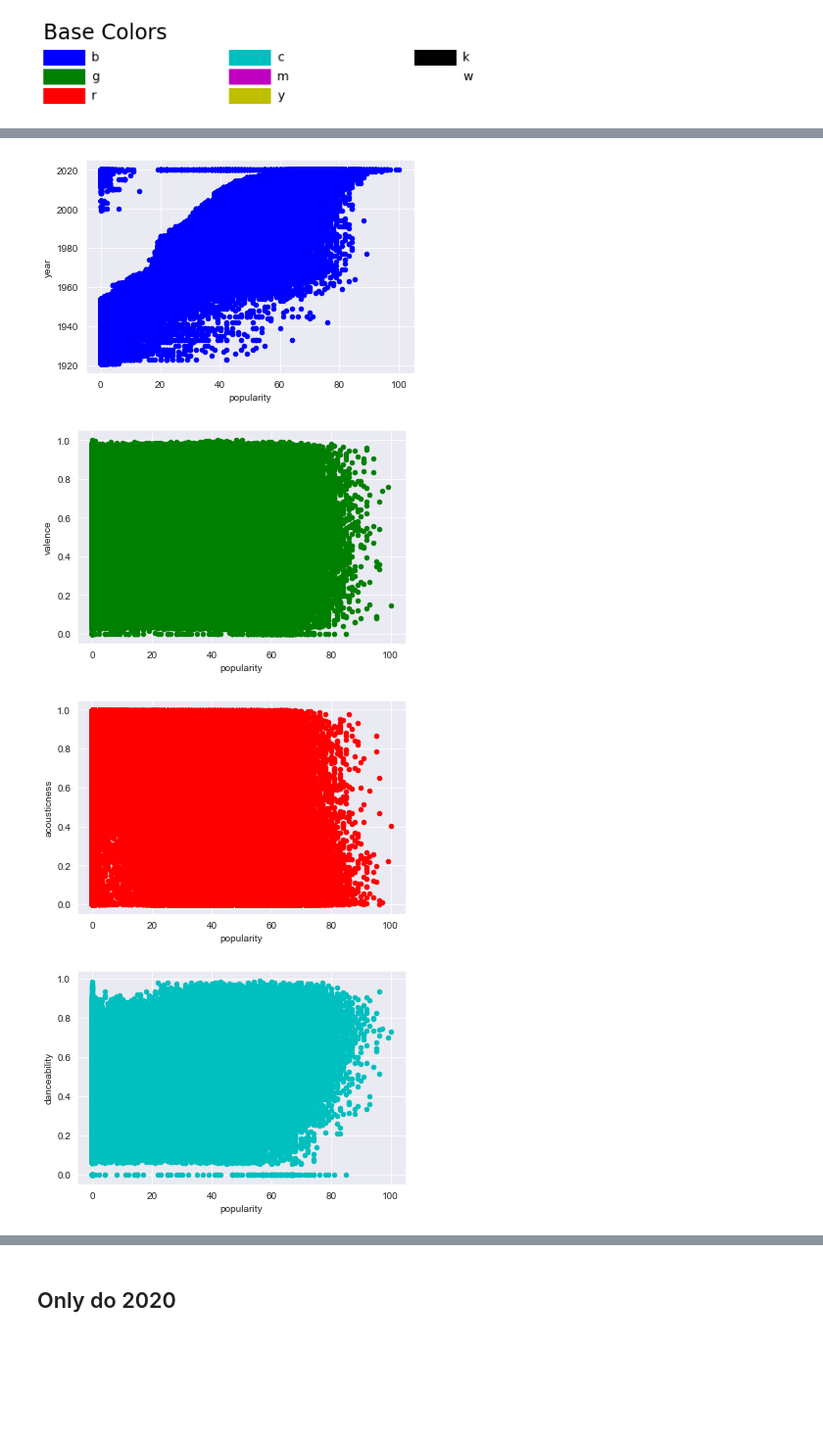
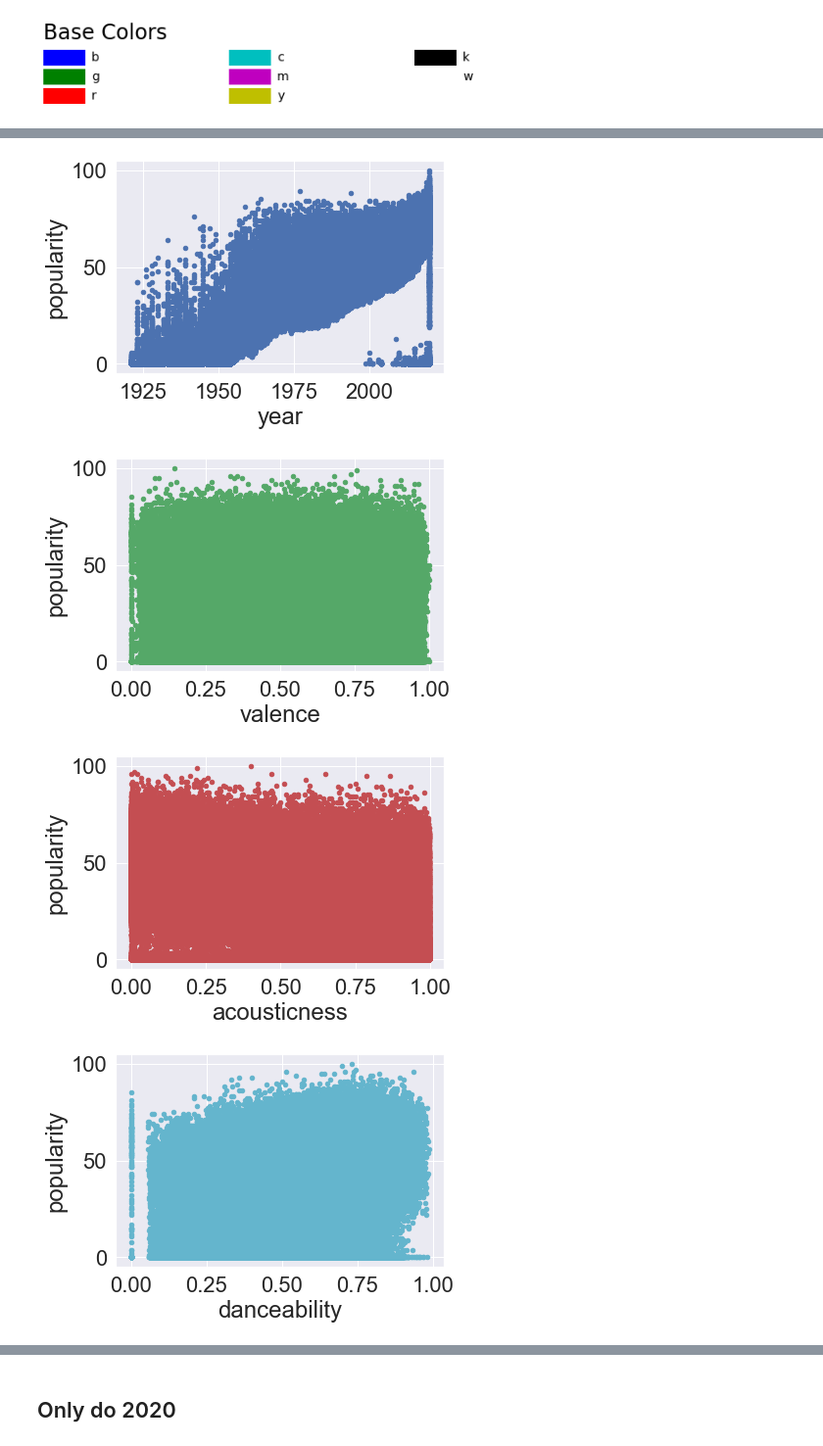
Before and after one commit to Tony363/Chartmetric_Analysis, a Jupyter notebook: spotify_data_analysis.ipynb, the cells around one changed output, grey strips where cells are left out. Shown at 98% size. Saved outputs shown, nothing was run; the diff lists cells and outputs as text; code cells hidden in the pictures; blank space fills up the shorter version.

```diff
--- a/spotify_data_analysis.ipynb
+++ b/spotify_data_analysis.ipynb
@@ -331,0 +308,14 @@ array([[<AxesSubplot:xlabel='year', ylabel='year'>,
+# %%
+def my_scatter(x,y, **kwargs):
+    kwargs['color'] = next(colors)
+    plt.scatter(x,y, **kwargs)
+
+def my_hist(x, **kwargs):
+    kwargs['color'] = next(colors)
+    plt.hist(x, **kwargs)
+
+colors = iter(sns.color_palette(n_colors=1000))
+sns.set(font_scale=2)
+g = sns.PairGrid(df)
+g.map_diag(my_hist)
+g.map_offdiag(my_scatter)
@@ -332,8 +325,8 @@ array([[<AxesSubplot:xlabel='year', ylabel='year'>,
 # %%
 for col,color in zip(df.drop(columns=['tempo','mode','explicit','duration_ms','loudness','popularity']).columns,mcolors.BASE_COLORS):
-    ax = df.plot(kind="scatter",y=col,x='popularity',color=color)
+    ax = df.plot(kind="scatter",x=col,y='popularity',color=color)
 # %% [output]
-[figure, old version]
+[figure, new version]
-[figure, old version]
+[figure, new version]
-[figure, old version]
+[figure, new version]
-[figure, old version]
+[figure, new version]
```
Also changed, not shown: parts of 19 cells of this notebook.
